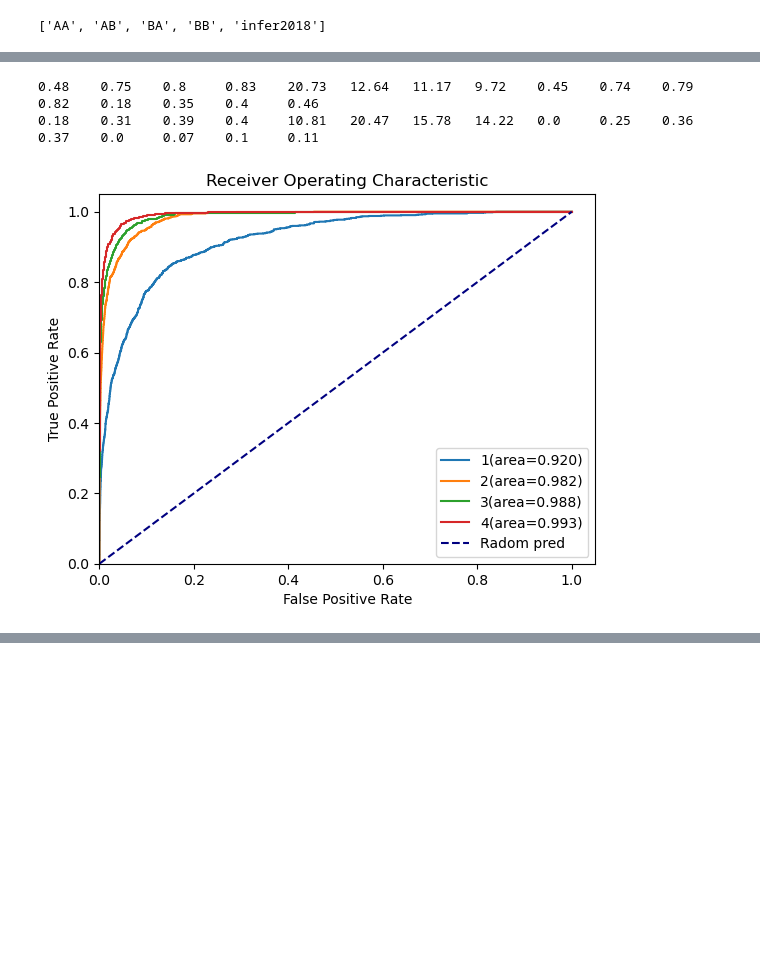
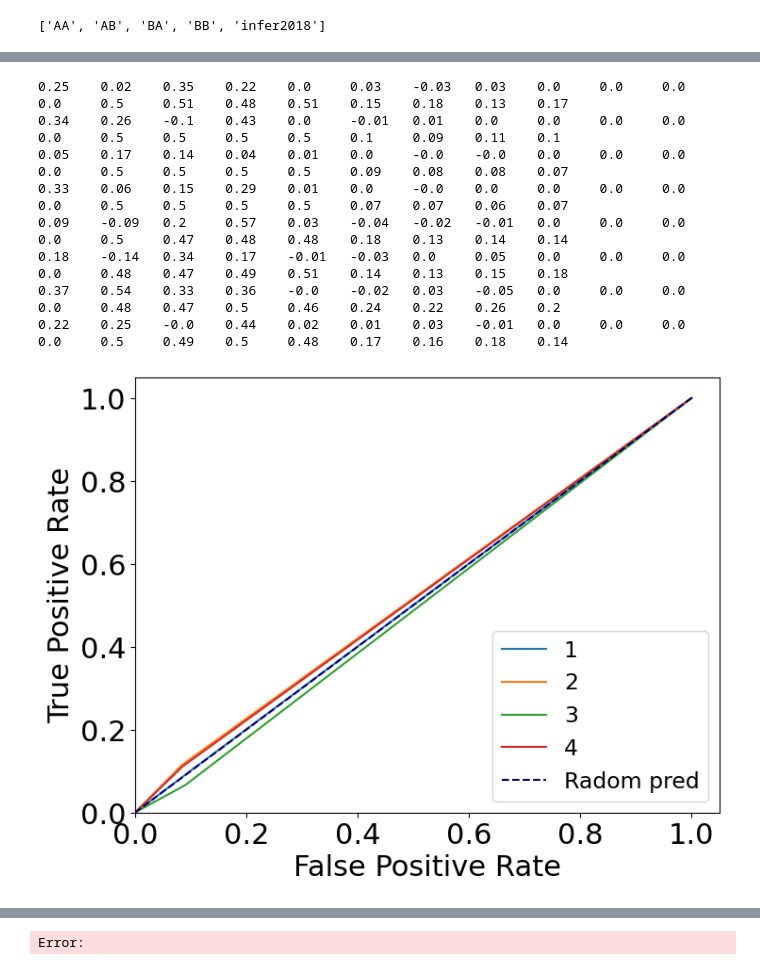
Before and after one commit to bizhili/Topology_Learning_Epis, a Jupyter notebook: readExperiment.ipynb, the cells around one changed output, grey strips where cells are left out. Saved outputs shown, nothing was run; the diff lists cells and outputs as text; code cells hidden in the pictures; blank space fills up the shorter version.

```diff
--- a/readExperiment.ipynb
+++ b/readExperiment.ipynb
@@ -11,13 +11,15 @@ from scipy.stats import kendalltau
 import modules.random_graph as random_graph
 import math
 import random
+import matplotlib.ticker as ticker
+
 soleGraphs= ["ba1", "ba2", "ba3", "er1", "er2", "er3"]
 
 
-realGraphs= ["contious_Africa", "contious_china", "contious_EU", "contious_usa", "mobility_german", "mobility_us"]
+realGraphs= ["contious_usa", "contious_china", "contious_EU", "contious_Africa", "mobility_german", "mobility_us", "global_air"]
 
-realGraphs2= ["mobility_german", "mobility_us"]
-realGraphs2= ["global_air", "us_air"]
+realGraphs3= ["us_air100", "us_air200", "us_air300", "us_air400", "spain_bus", "spain_car", "spain_plane", "spain_train"]
+
 modelLoads= ["AA", "AB", "BA", "BB", "infer2018"]
 weightModels= ["degree", "gravity", "identical"]
 randomGraphs= ["ER", "BA", "WS", "RGG"]
@@ -150,7 +170,7 @@ for randomGraph in randomGraphs:
             Aws= torch.tensor(continious_to_sparcity(Awnp, links))+IMatrix
             PreAs= torch.tensor(continious_to_sparcity(PreAnp, links))+IMatrix
             cosinesL.append(evaluate.cosine_similarity(Aw, PreA).item())
-            spectralsL.append(evaluate.spectral_analysis(Aw, PreA).item())
+            spectralsL.append(evaluate. spectral_similarity(Aw, PreA).item())
             edgesL.append(evaluate.recall(Aw, PreA).item())
             jaccardsL.append(evaluate.jaccard_index(Aw, PreA).item())
 # %%
@@ -428,16 +460,22 @@ yLabels= [str(i).split()[1] for i in evaluateMeth]
 # %%
 #[strain, intense, dense, node, identicalf, epoches]
-evaluateMeth= [evaluate.cosine_similarity, evaluate.graph_edit_distance,evaluate.pearson_correlation, evaluate.jaccard_similarity]
+evaluateMeth= [evaluate. spectral_similarity, evaluate.pearson_correlation, evaluate.jaccard_similarity,evaluate.ROC_AUC, evaluate.PR_AUC]
 attriIndex= 0
 attributionL= strains
-auc_rocs_aws, auc_rocs_preA, evaluateLists= general_evaluate(evaluateMeth= evaluateMeth, attriIndex= 0, attributionL= strains ,seed= 100001, CompareWithRandom= False, seeds=[11], randomGraphs= realGraphs2)
+auc_rocs_aws, auc_rocs_preA, evaluateLists= general_evaluate(evaluateMeth= evaluateMeth, attriIndex= 0, attributionL= strains ,seed= 100001, CompareWithRandom= True, seeds=[11], randomGraphs= realGraphs3)
 evaluateArray= np.array(evaluateLists)
 startIn= 0*len(attributionL)
 endIn= len(attributionL)+startIn
 evaluate.draw_auc_roc(auc_rocs_aws[startIn: endIn], auc_rocs_preA[startIn: endIn], attributionL)
 evaluate.draw_prc(auc_rocs_aws[startIn: endIn], auc_rocs_preA[startIn: endIn], attributionL)
 yLabels= [str(i).split()[1] for i in evaluateMeth]
 # %% [output]
-0.48    0.75    0.8     0.83    20.73   12.64   11.17   9.72    0.45    0.74    0.79    0.82    0.18    0.35    0.4     0.46
-0.18    0.31    0.39    0.4     10.81   20.47   15.78   14.22   0.0     0.25    0.36    0.37    0.0     0.07    0.1     0.11
+0.25    0.02    0.35    0.22    0.0     0.03    -0.03   0.03    0.0     0.0     0.0     0.0     0.5     0.51    0.48    0.51    0.15    0.18    0.13    0.17
+0.34    0.26    -0.1    0.43    0.0     -0.01   0.01    0.0     0.0     0.0     0.0     0.0     0.5     0.5     0.5     0.5     0.1     0.09    0.11    0.1
+0.05    0.17    0.14    0.04    0.01    0.0     -0.0    -0.0    0.0     0.0     0.0     0.0     0.5     0.5     0.5     0.5     0.09    0.08    0.08    0.07
+0.33    0.06    0.15    0.29    0.01    0.0     -0.0    0.0     0.0     0.0     0.0     0.0     0.5     0.5     0.5     0.5     0.07    0.07    0.06    0.07
+0.09    -0.09   0.2     0.57    0.03    -0.04   -0.02   -0.01   0.0     0.0     0.0     0.0     0.5     0.47    0.48    0.48    0.18    0.13    0.14    0.14
+0.18    -0.14   0.34    0.17    -0.01   -0.03   0.0     0.05    0.0     0.0     0.0     0.0     0.48    0.47    0.49    0.51    0.14    0.13    0.15    0.18
+0.37    0.54    0.33    0.36    -0.0    -0.02   0.03    -0.05   0.0     0.0     0.0     0.0     0.48    0.47    0.5     0.46    0.24    0.22    0.26    0.2
+0.22    0.25    -0.0    0.44    0.02    0.01    0.03    -0.01   0.0     0.0     0.0     0.0     0.5     0.49    0.5     0.48    0.17    0.16    0.18    0.14
-[figure, old version]
+[figure, new version]
@@ -445,3 +483,4 @@ yLabels= [str(i).split()[1] for i in evaluateMeth]
+Error:
 # %%
 plot_evaluate( strains, evaluateArray, "strains", yLabels, realGraphs)
 # %% [output]
```
Also changed, not shown: parts of 20 cells of this notebook, 43 other files.
